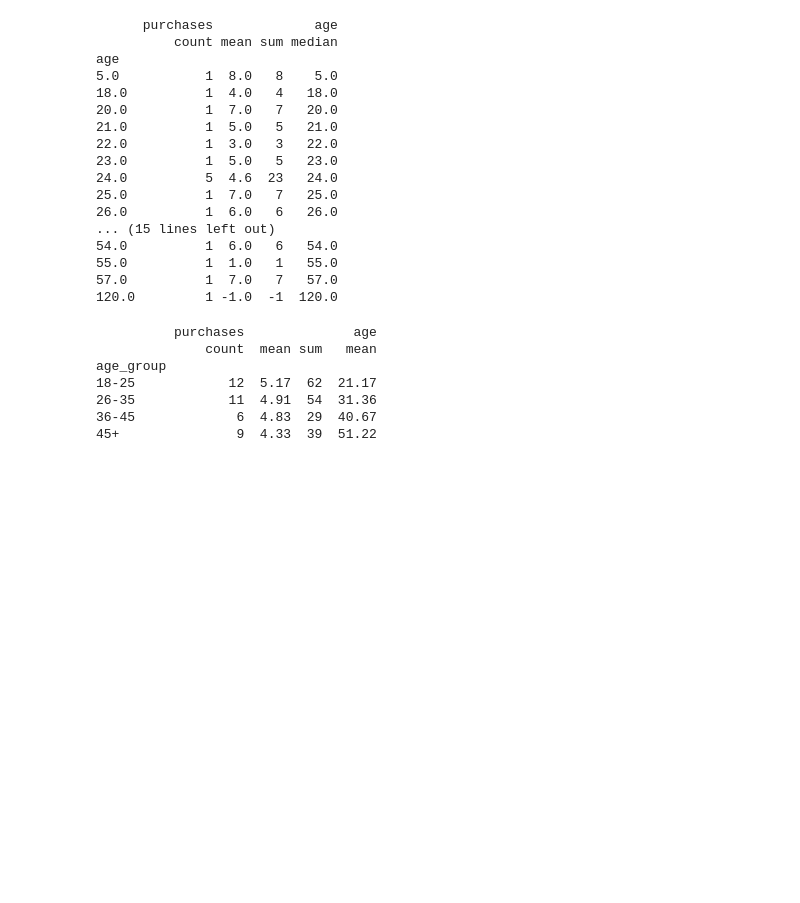
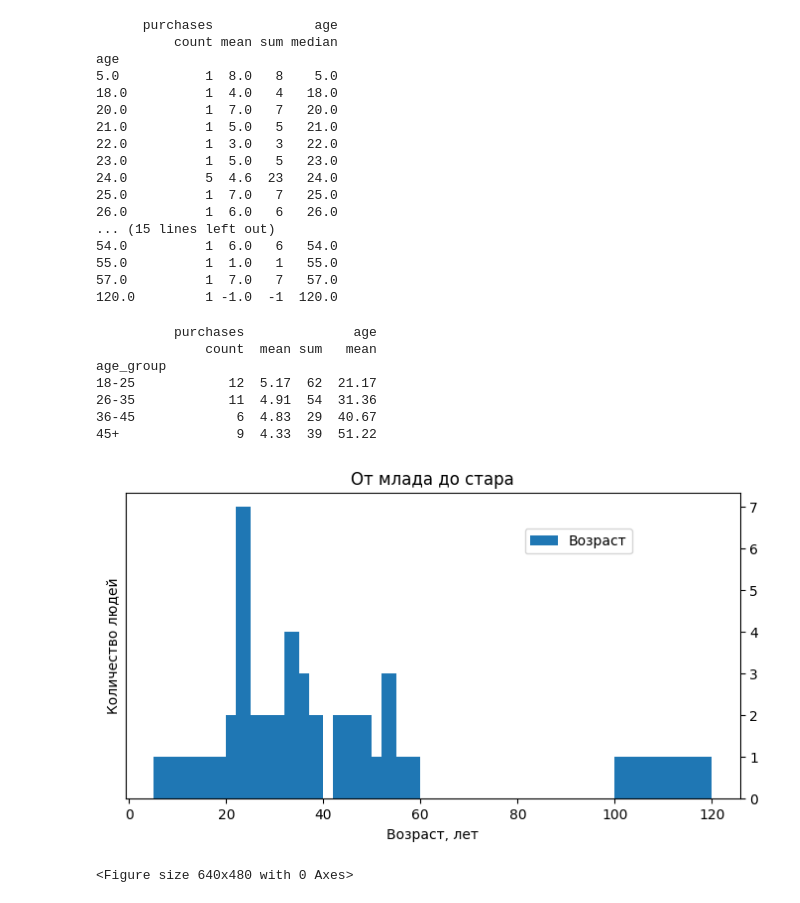
Before and after one commit to SyperGiri/eaa_digital_department_gr2, a Jupyter notebook: homeworks/HW02/HW02.ipynb, the cells around one changed output. Drawn from its saved outputs; the diff is of its cells as text; code cells hidden in the pictures; blank space fills up the shorter version.

```diff
--- a/homeworks/HW02/HW02.ipynb
+++ b/homeworks/HW02/HW02.ipynb
@@ -181,3 +185,26 @@ age_group
 26-35            11  4.91  54  31.36
 36-45             6  4.83  29  40.67
 45+               9  4.33  39  51.22
+# %%
+# Одна гистограмма для количественного признака:
+# осмысленный выбор числа корзин ( bins),
+# Отправьте осей и заголовок.
+
+fig, ax = plt.subplots(figsize=(8, 4)) # размер полотна
+
+ax.hist(df['age'], bins=[df['age'].min(), 10, 20, 22, 25, 27, 30, 32, 35, 37, 40,
+                         42, 45, 47, 50, 52, 55, 57, 60, 80, 100, df['age'].max()],
+        label='Возраст')
+ax.legend(loc=(0.65, 0.8)) # отображаем легенду и задаем ее расположение
+ax.set_title('От млада до стара') # название второго графика
+ax.yaxis.tick_right() # устанавливаем, что вертикальная ось должна быть справа
+ax.set_xlabel('Возраст, лет')
+ax.set_ylabel('Количество людей')
+
+plt.show()
+plt.savefig('figures/age-count-hist.png', dpi=300, bbox_inches='tight')
+# Если человеку 120 лет ОН ДОЛГОЖИТЕЛЬ, ЭТО НОРМА (если не нравится см пункт про аномалии)
+# Уж очень много народу между 20 и 60, попыталась сделать выборку почаще в этом промежутке
+# %% [output]
+[figure, added]
+<Figure size 640x480 with 0 Axes>
```
Also changed, not shown: parts of 6 cells of this notebook, 3 other files.
